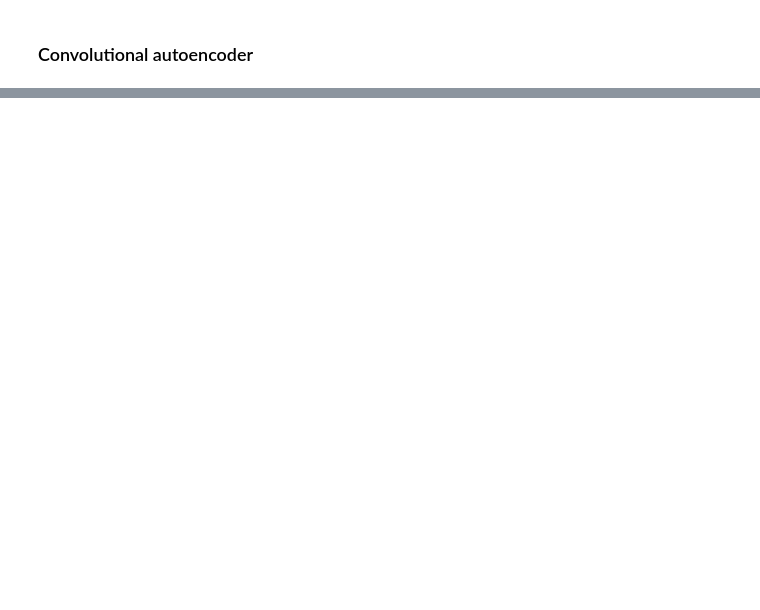
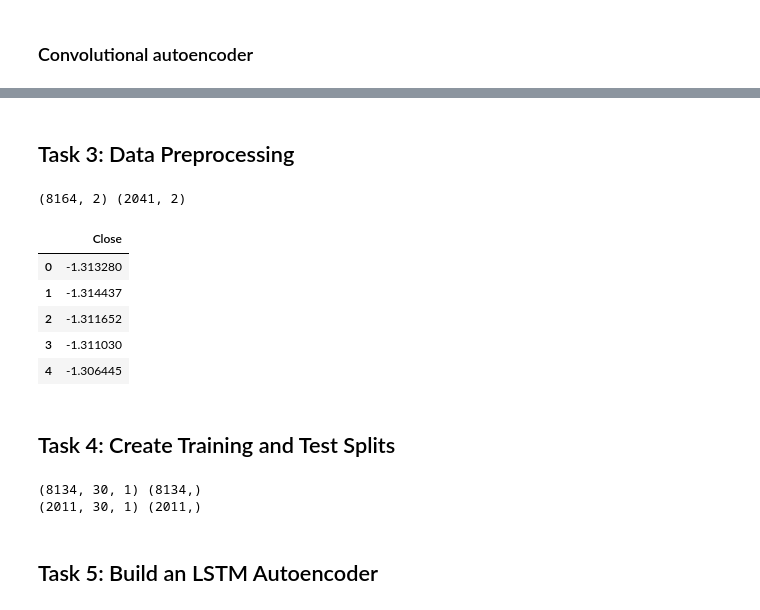
Before and after one commit to kevinpulido89/ML, a Jupyter notebook: Building AutoEncoders.ipynb, the cells around one changed output, grey strips where cells are left out. Drawn from its saved outputs; the diff is of its cells as text; code cells hidden in the pictures; blank space fills up the shorter version.

```diff
--- a/Building AutoEncoders.ipynb
+++ b/Building AutoEncoders.ipynb
@@ -710,0 +562,5 @@ print('Tensorflow version:', tf.__version__)
+# %%
+mask = (df['Date'] > '1980-01-01') & (df['Date'] <= '2020-06-19')
+df = df.loc[mask]
+df = df.filter(items=['Date', 'Close'], axis=1)
+df.reset_index(drop=True, inplace=True)
@@ -710,0 +574,32 @@ print('Tensorflow version:', tf.__version__)
+# %% [markdown]
+## Task 3: Data Preprocessing
+# %%
+train_size = int(len(df)* 0.8)
+test_size =  len(df) - train_size
+
+train = df.iloc[0:train_size]
+test  = df.iloc[train_size:len(df)]
+
+print(train.shape, test.shape)
+# %% [output]
+(8164, 2) (2041, 2)
+# %%
+from sklearn.preprocessing import StandardScaler
+
+scaler = StandardScaler()
+
+scaler = scaler.fit(train[['Close']])
+
+train['Close'] = scaler.transform(train[['Close']])
+test['Close'] = scaler.transform(test[['Close']])
+# %%
+train[['Close']].head()
+# %% [output]
+|  | Close |
+| 0 | -1.313280 |
+| 1 | -1.314437 |
+| 2 | -1.311652 |
+| 3 | -1.311030 |
+| 4 | -1.306445 |
+# %% [markdown]
+## Task 4: Create Training and Test Splits
@@ -710,0 +621,8 @@ print('Tensorflow version:', tf.__version__)
+# %%
+print(X_train.shape, y_train.shape)
+print(X_test.shape, y_test.shape)
+# %% [output]
+(8134, 30, 1) (8134,)
+(2011, 30, 1) (2011,)
+# %% [markdown]
+## Task 5: Build an LSTM Autoencoder
```
Also changed, not shown: parts of 47 cells of this notebook.
